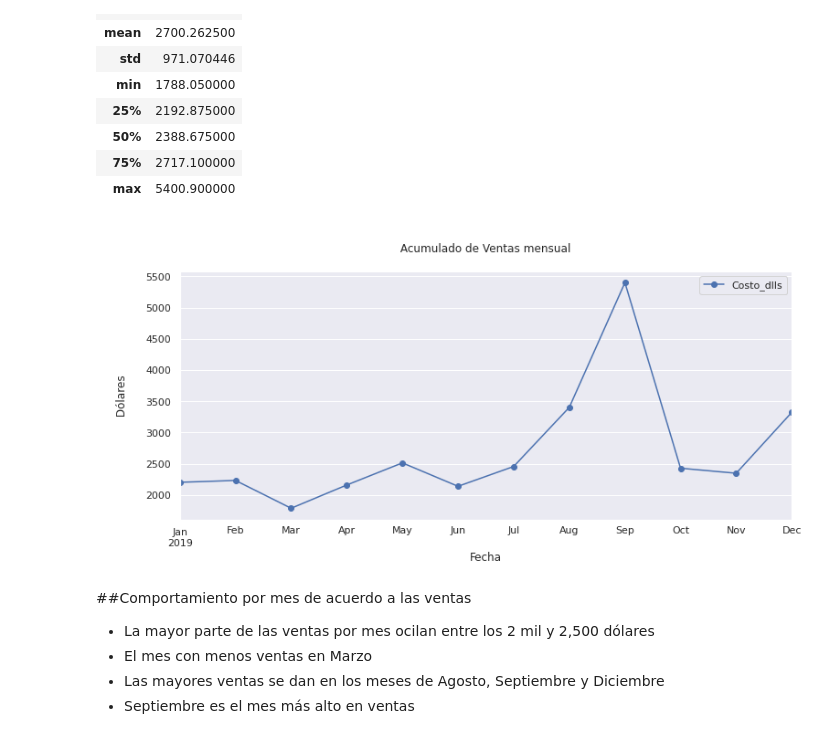
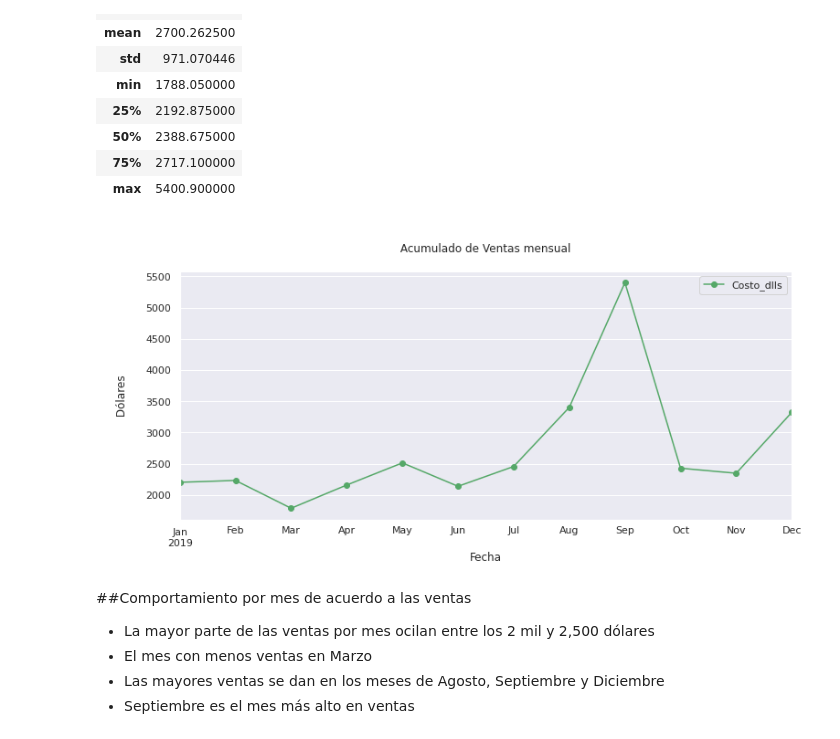
Before and after one commit to jesusandresbaez/Estudios-clinicos-prepandemia, a Jupyter notebook: Codigo/Comportamiento_de_estudios_clinicos_prepandemia.ipynb, the cells around one changed output. Saved outputs shown, nothing was run; the diff lists cells and outputs as text; code cells hidden in the pictures.

```diff
--- a/Codigo/Comportamiento_de_estudios_clinicos_prepandemia.ipynb
+++ b/Codigo/Comportamiento_de_estudios_clinicos_prepandemia.ipynb
@@ -653,16 +658,16 @@ df19_vta.describe()
 | max | 5400.900000 |
 # %%
 #Parámetros para generar una gráfica de lineas que nos indique el comportamiento de las ventas por mes durante el año
-df19_vta.plot(kind="line", x='Fecha', y='Costo_dlls', marker = 'o',figsize=(12,5));
+df19_vta.plot(kind="line", x='Fecha', y='Costo_dlls', marker = 'o', color = 'g',figsize=(12,5));
 
 #Titúlo y etiquetas de la gráfica
 plt.title('\n Acumulado de Ventas mensual \n')
 plt.ylabel('\n Dólares \n')
 plt.xlim()
 plt.savefig("Comportamiento_mensual_de_ventas.jpg", dpi=200, bbox_inches='tight')
 plt.show()
 # %% [output]
-[figure, old version]
+[figure, new version]
 # %% [markdown]
 ##Comportamiento por mes de acuerdo a las ventas
 
```
Also changed, not shown: parts of 23 cells of this notebook, 1 other file.
